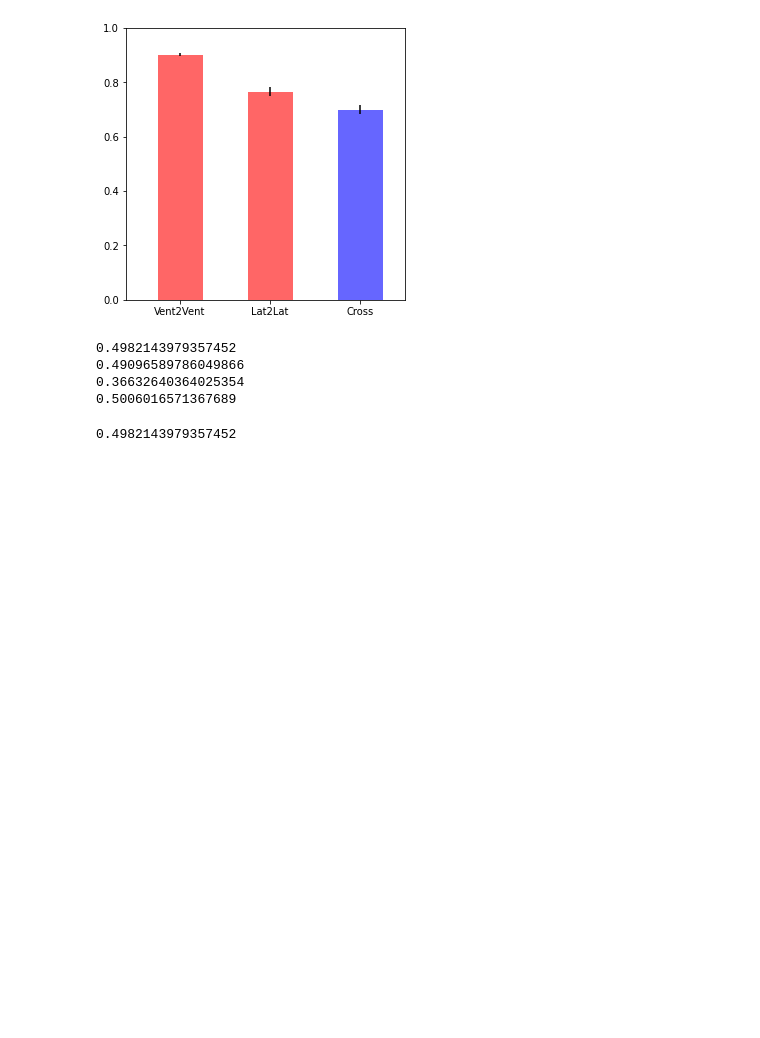
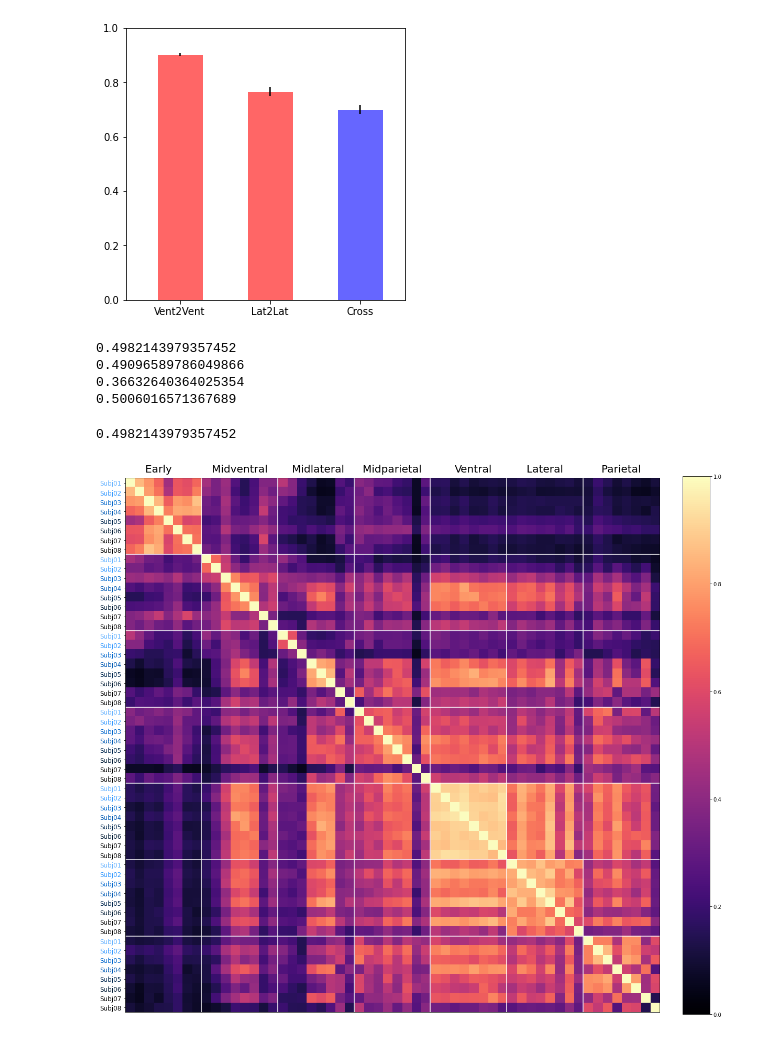
Before and after one commit to dawnfinzi/streams, a Jupyter notebook: notebooks/Mega_matrix_disattentuation.ipynb, the cells around one changed output. Drawn from its saved outputs; the diff is of its cells as text; code cells hidden in the pictures; blank space fills up the shorter version.

```diff
--- a/notebooks/Mega_matrix_disattentuation.ipynb
+++ b/notebooks/Mega_matrix_disattentuation.ipynb
@@ -319,0 +357,41 @@ np.mean(midvent2midvent)
+# %%
+#plot flipped mega matrix
+
+plt.figure(figsize=(20, 20))
+plt.imshow(mega_matrix_flipped,
+           cmap='magma')
+
+y_labels = ['Subj01', 'Subj02', 'Subj03', 'Subj04', 'Subj05', 'Subj06', 'Subj07', 'Subj08']
+x_labels = ['Early', 'Midventral', 'Midlateral', 'Midparietal', 'Ventral', 'Lateral', 'Parietal']
+
+x_ticks= np.array([3,11.5,19.75,27.5,36,43.5,51.5])
+plt.xticks(x_ticks, x_labels, fontsize=20)
+plt.tick_params(axis='both', which='major', labelbottom = False, bottom=False, top = False, labeltop=True)
+
+y_ticks = np.arange(0, 56)
+plt.yticks(y_ticks, np.tile(y_labels, 7), fontsize='large')
+colors = ['#66b3ff','#3399ff','#0066cc','#0059b3','#00264d','#001a33','#000000','#000000']
+for i in range(56):
+    r = i%8
+    plt.gca().get_yticklabels()[i].set_color(colors[r])
+
+plt.axvline(x=7.5, c='w')
+plt.axvline(x=15.5, c='w')
+plt.axvline(x=23.5, c='w')
+plt.axvline(x=31.5, c='w')
+plt.axvline(x=39.5, c='w')
+plt.axvline(x=47.5, c='w')
+
+plt.axhline(y=7.5, c='w')
+plt.axhline(y=15.5, c='w')
+plt.axhline(y=23.5, c='w')
+plt.axhline(y=31.5, c='w')
+plt.axhline(y=39.5, c='w')
+plt.axhline(y=47.5, c='w')
+
+plt.clim(0,1)
+plt.colorbar(fraction=0.046, pad=0.04)
+
+plt.savefig('../../../results/figures/megaMatrix_voxThresh' + str(int(thresh*100)) + '_adjusted_both_noabs_flipped_rh.png')
+# %% [output]
+[figure, added]
```
Also changed, not shown: parts of 3 cells of this notebook, 1 other file.
